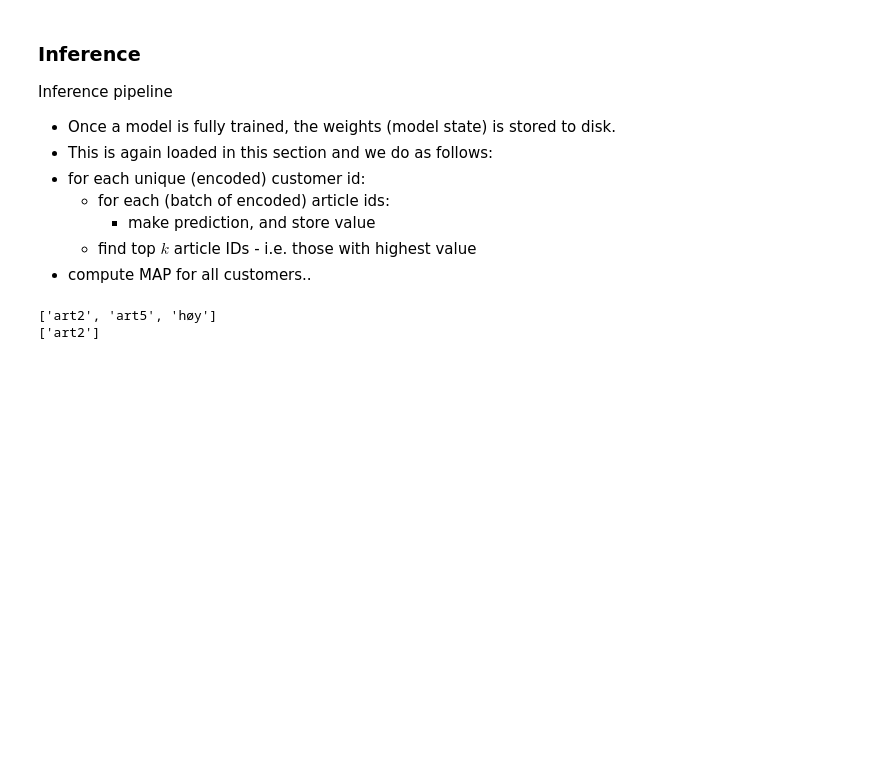
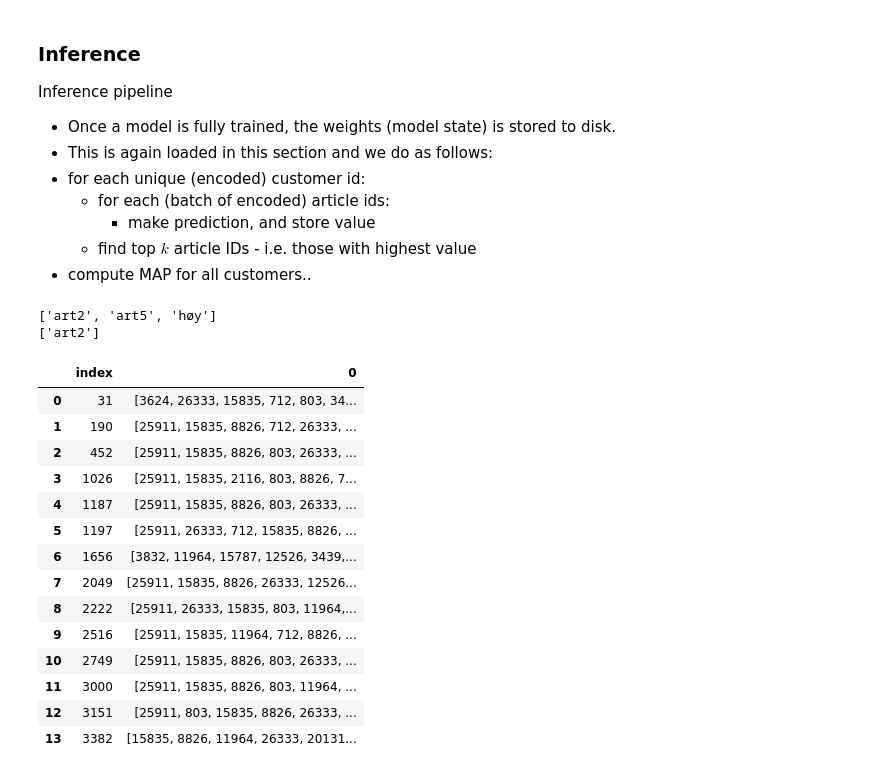
Before and after one commit to frederni/TMA4500-IndMat, a Jupyter notebook: predict_embedding.ipynb, the cells around one changed output. Cells and saved outputs as stored; diff of their text form; code cells hidden in the pictures; blank space fills up the shorter version.

```diff
--- a/predict_embedding.ipynb
+++ b/predict_embedding.ipynb
@@ -734,6 +735,43 @@ for userdict in test:
 # %% [output]
 ['art2', 'art5', 'høy']
 ['art2']
+# %%
+test = {
+    31: [3624, 26333, 15835, 712, 803, 3439, 8826, 2116, 11964],
+    190: [25911, 15835, 8826, 712, 26333, 803, 12526, 11964, 2116],
+    452: [25911, 15835, 8826, 803, 26333, 3439, 11964, 18247, 12526],
+    1026: [25911, 15835, 2116, 803, 8826, 712, 18247, 12526, 3439],
+    1187: [25911, 15835, 8826, 803, 26333, 12526, 18788, 18247, 3439],
+    1197: [25911, 26333, 712, 15835, 8826, 803, 11964, 12526, 3439],
+    1656: [3832, 11964, 15787, 12526, 3439, 25911, 15835, 712, 18247],
+    2049: [25911, 15835, 8826, 26333, 12526, 2116, 803, 11964, 712],
+    2222: [25911, 26333, 15835, 803, 11964, 712, 18788, 12526, 3439],
+    2516: [25911, 15835, 11964, 712, 8826, 23524, 26333, 12526, 2116],
+    2749: [25911, 15835, 8826, 803, 26333, 12526, 11964, 712, 2116],
+    3000: [25911, 15835, 8826, 803, 11964, 712, 26333, 12526, 18788],
+    3151: [25911, 803, 15835, 8826, 26333, 2116, 12526, 3439, 712],
+    3382: [15835, 8826, 11964, 26333, 20131, 26481, 12526, 2116, 18788],
+}
+test3 = {k: [v] for k, v in test.items()}
+jammen = pd.DataFrame.from_dict(test3, orient="index").reset_index()
+jammen
+# pd.concat(test2[i] for i in range(9))
+# %% [output]
+|  | index | 0 |
+| 0 | 31 | [3624, 26333, 15835, 712, 803, 34... |
+| 1 | 190 | [25911, 15835, 8826, 712, 26333, ... |
+| 2 | 452 | [25911, 15835, 8826, 803, 26333, ... |
+| 3 | 1026 | [25911, 15835, 2116, 803, 8826, 7... |
+| 4 | 1187 | [25911, 15835, 8826, 803, 26333, ... |
+| 5 | 1197 | [25911, 26333, 712, 15835, 8826, ... |
+| 6 | 1656 | [3832, 11964, 15787, 12526, 3439,... |
+| 7 | 2049 | [25911, 15835, 8826, 26333, 12526... |
+| 8 | 2222 | [25911, 26333, 15835, 803, 11964,... |
+| 9 | 2516 | [25911, 15835, 11964, 712, 8826, ... |
+| 10 | 2749 | [25911, 15835, 8826, 803, 26333, ... |
+| 11 | 3000 | [25911, 15835, 8826, 803, 11964, ... |
+| 12 | 3151 | [25911, 803, 15835, 8826, 26333, ... |
+| 13 | 3382 | [15835, 8826, 11964, 26333, 20131... |
 # %%
 from collections import defaultdict
 
```
Also changed, not shown: parts of 3 cells of this notebook.
